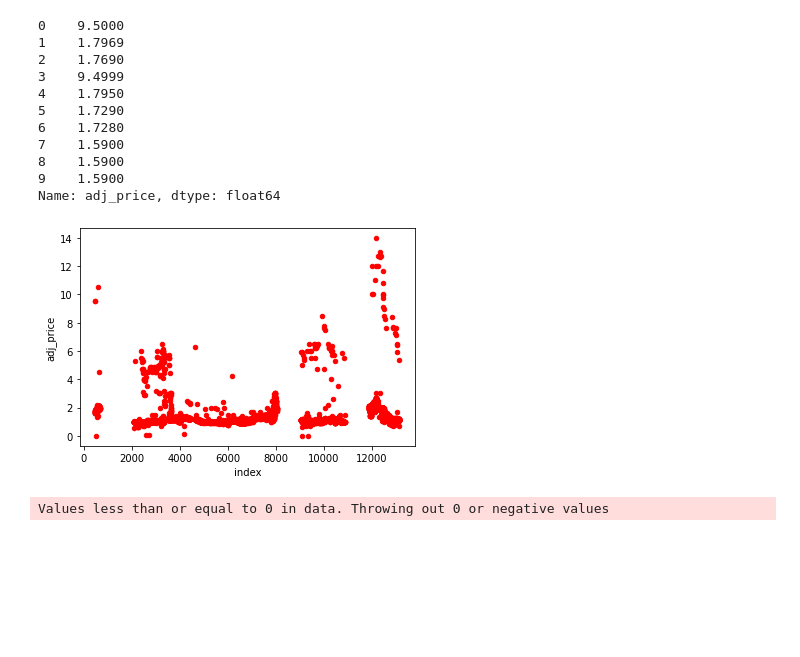
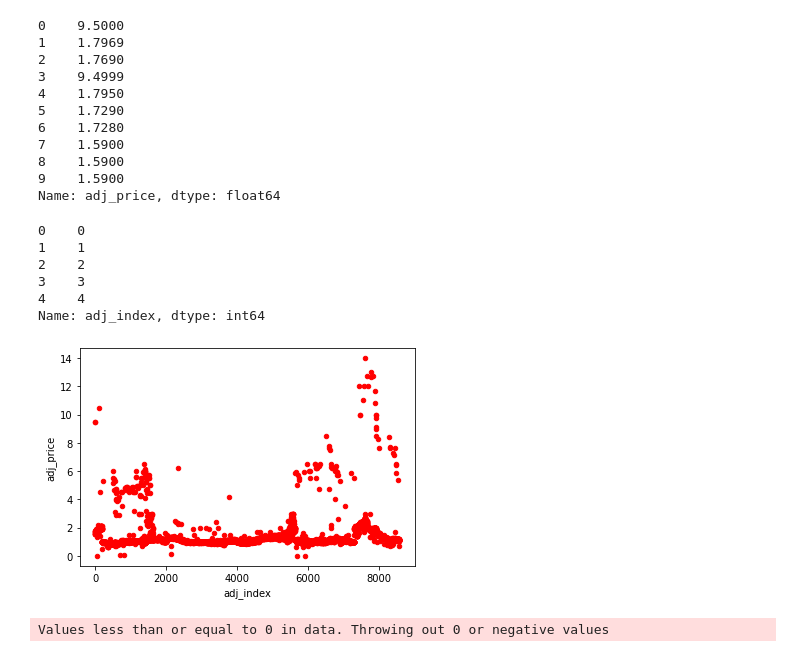
Before and after one commit to Cwolfe13/NFT-Wash-Analysis, a Jupyter notebook: tail_distribution.ipynb, the cells around one changed output. Cells and saved outputs as stored; diff of their text form; code cells hidden in the pictures; blank space fills up the shorter version.

```diff
--- a/tail_distribution.ipynb
+++ b/tail_distribution.ipynb
@@ -78,10 +76,21 @@ full_send['adj_price'].head(10)
 8    1.5900
 9    1.5900
 Name: adj_price, dtype: float64
+# %%
+full_send['adj_index'] = full_send['index'].reset_index()['level_0']
+# %%
+full_send['adj_index'].head()
+# %% [output]
+0    0
+1    1
+2    2
+3    3
+4    4
+Name: adj_index, dtype: int64
 # %%
-vis = full_send.plot.scatter('index', 'adj_price', c='red')
+vis = full_send.plot.scatter('adj_index', 'adj_price', c='red')
 # %% [output]
-[figure, old version]
+[figure, new version]
 # %%
 vis.figure.savefig('full_send_indexvprice.pdf')
 # %%
```
Also changed, not shown: parts of 4 cells of this notebook, 2 other files.
